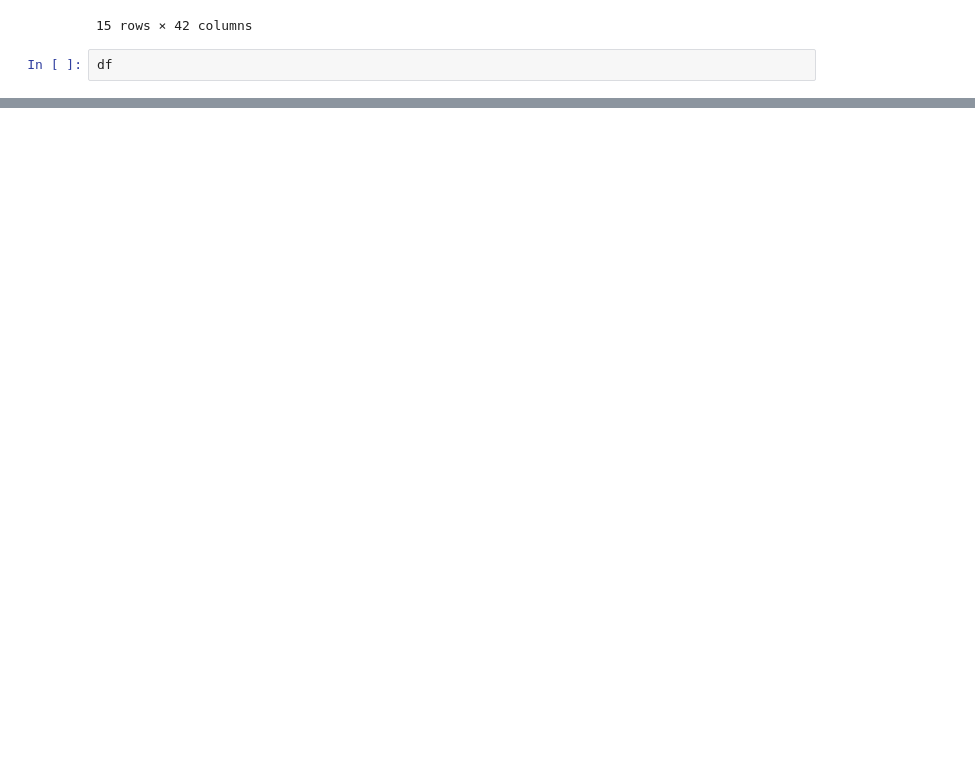
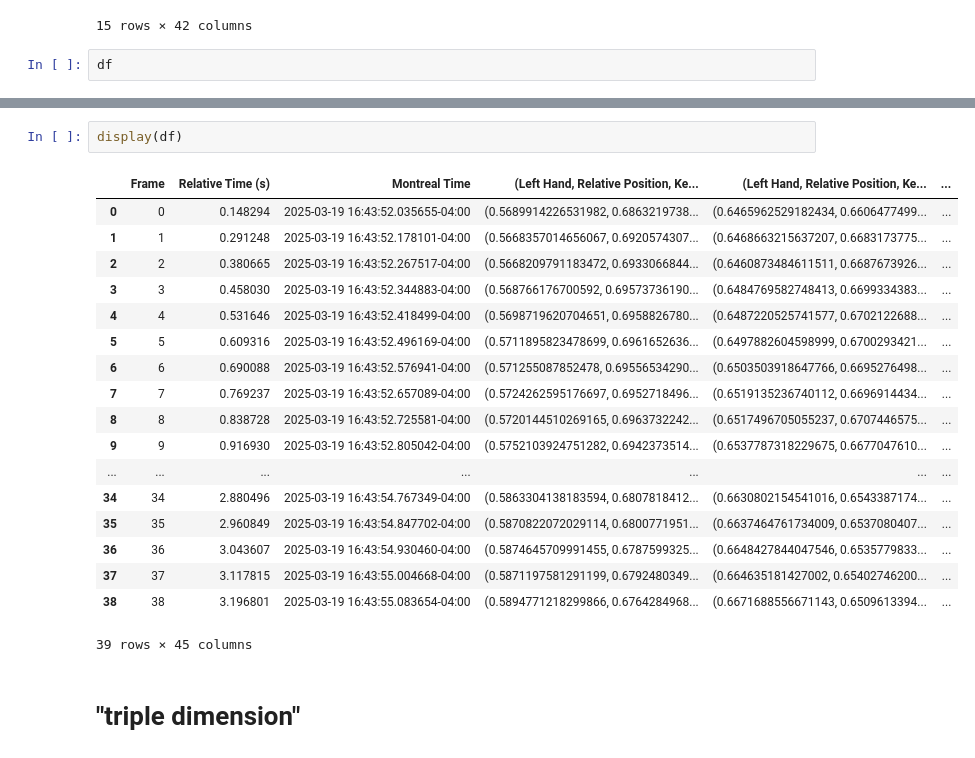
Before and after one commit to Agoist654/sfe, a Jupyter notebook: hand_landmarker(1).ipynb, the cells around one changed output, grey strips where cells are left out. Drawn from its saved outputs; the diff is of its cells as text; blank space fills up the shorter version.

```diff
--- a/hand_landmarker(1).ipynb
+++ b/hand_landmarker(1).ipynb
@@ -1149,0 +1274,23 @@ df
+# %%
+display(df)
+# %% [output]
+|  | Frame | Relative Time (s) | Montreal Time | (Left Hand, Relative Position, Ke... | (Left Hand, Relative Position, Ke... | ... |
+| 0 | 0 | 0.148294 | 2025-03-19 16:43:52.035655-04:00 | (0.5689914226531982, 0.6863219738... | (0.6465962529182434, 0.6606477499... | ... |
+| 1 | 1 | 0.291248 | 2025-03-19 16:43:52.178101-04:00 | (0.5668357014656067, 0.6920574307... | (0.6468663215637207, 0.6683173775... | ... |
+| 2 | 2 | 0.380665 | 2025-03-19 16:43:52.267517-04:00 | (0.5668209791183472, 0.6933066844... | (0.6460873484611511, 0.6687673926... | ... |
+| 3 | 3 | 0.458030 | 2025-03-19 16:43:52.344883-04:00 | (0.568766176700592, 0.69573736190... | (0.6484769582748413, 0.6699334383... | ... |
+| 4 | 4 | 0.531646 | 2025-03-19 16:43:52.418499-04:00 | (0.5698719620704651, 0.6958826780... | (0.6487220525741577, 0.6702122688... | ... |
+| 5 | 5 | 0.609316 | 2025-03-19 16:43:52.496169-04:00 | (0.5711895823478699, 0.6961652636... | (0.6497882604598999, 0.6700293421... | ... |
+| 6 | 6 | 0.690088 | 2025-03-19 16:43:52.576941-04:00 | (0.571255087852478, 0.69556534290... | (0.6503503918647766, 0.6695276498... | ... |
+| 7 | 7 | 0.769237 | 2025-03-19 16:43:52.657089-04:00 | (0.5724262595176697, 0.6952718496... | (0.6519135236740112, 0.6696914434... | ... |
+| 8 | 8 | 0.838728 | 2025-03-19 16:43:52.725581-04:00 | (0.5720144510269165, 0.6963732242... | (0.6517496705055237, 0.6707446575... | ... |
+| 9 | 9 | 0.916930 | 2025-03-19 16:43:52.805042-04:00 | (0.5752103924751282, 0.6942373514... | (0.6537787318229675, 0.6677047610... | ... |
+| ... | ... | ... | ... | ... | ... | ... |
+| 34 | 34 | 2.880496 | 2025-03-19 16:43:54.767349-04:00 | (0.5863304138183594, 0.6807818412... | (0.6630802154541016, 0.6543387174... | ... |
+| 35 | 35 | 2.960849 | 2025-03-19 16:43:54.847702-04:00 | (0.5870822072029114, 0.6800771951... | (0.6637464761734009, 0.6537080407... | ... |
+| 36 | 36 | 3.043607 | 2025-03-19 16:43:54.930460-04:00 | (0.5874645709991455, 0.6787599325... | (0.6648427844047546, 0.6535779833... | ... |
+| 37 | 37 | 3.117815 | 2025-03-19 16:43:55.004668-04:00 | (0.5871197581291199, 0.6792480349... | (0.664635181427002, 0.65402746200... | ... |
+| 38 | 38 | 3.196801 | 2025-03-19 16:43:55.083654-04:00 | (0.5894771218299866, 0.6764284968... | (0.6671688556671143, 0.6509613394... | ... |
+39 rows × 45 columns
+# %% [markdown]
+# "triple dimension"
```
Also changed, not shown: parts of 13 cells of this notebook.
